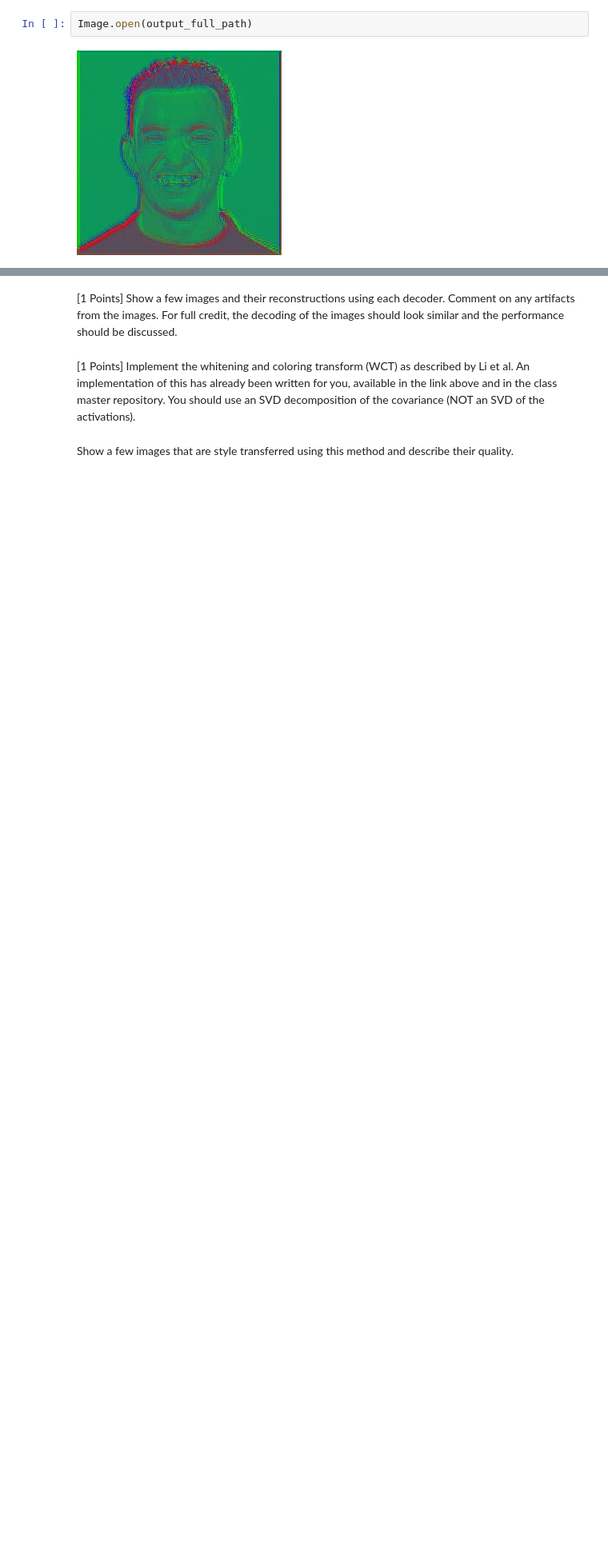
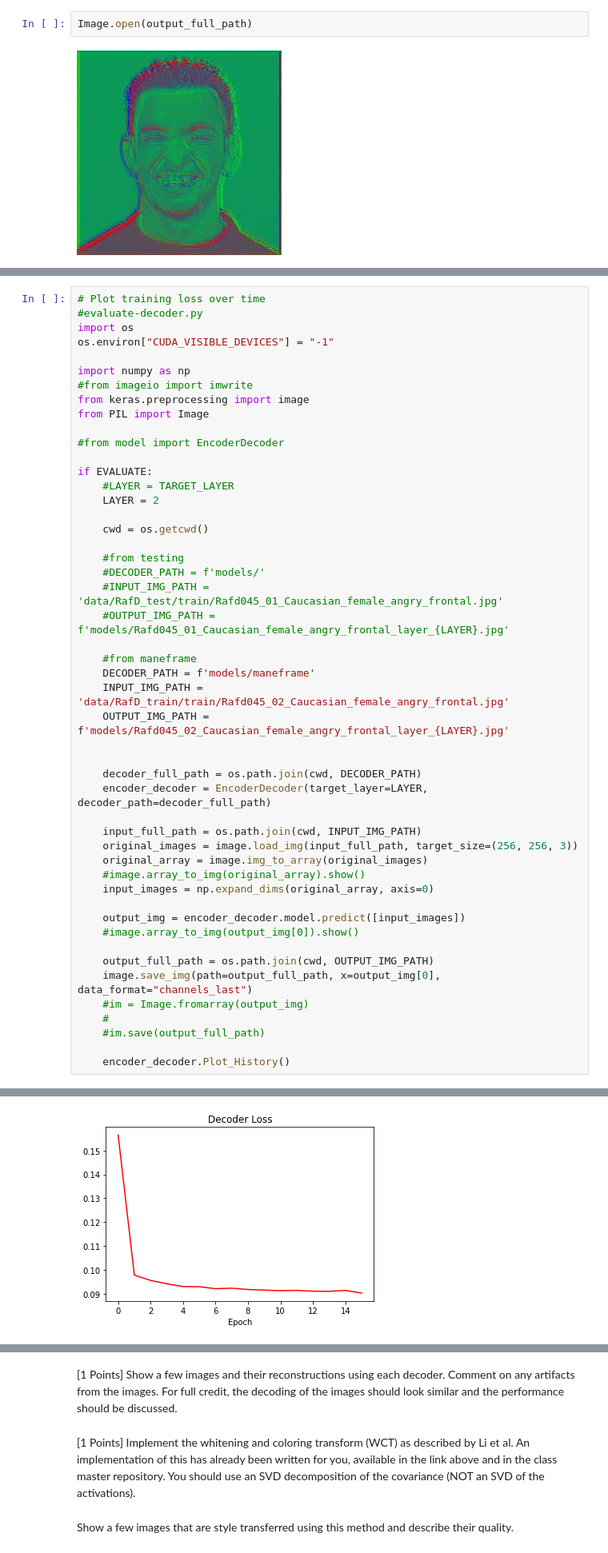
Before and after one commit to LJK150030/ML_NN, a Jupyter notebook: Lab3/Lab3.ipynb, the cells around one changed output, grey strips where cells are left out. Shown at 80% size. Saved outputs shown, nothing was run; the diff lists cells and outputs as text; blank space fills up the shorter version.

Commit message:
Layer 2 with 16 epochs on maneframe

```diff
--- a/Lab3/Lab3.ipynb
+++ b/Lab3/Lab3.ipynb
@@ -652,0 +655,50 @@ Image.open(output_full_path)
+# %%
+# Plot training loss over time
+#evaluate-decoder.py
+import os
+os.environ["CUDA_VISIBLE_DEVICES"] = "-1"
+
+import numpy as np
+#from imageio import imwrite
+from keras.preprocessing import image
+from PIL import Image
+
+#from model import EncoderDecoder
+
+if EVALUATE:
+    #LAYER = TARGET_LAYER
+    LAYER = 2
+
+    cwd = os.getcwd()
+
+    #from testing
+    #DECODER_PATH = f'models/'
+    #INPUT_IMG_PATH = 'data/RafD_test/train/Rafd045_01_Caucasian_female_angry_frontal.jpg'
+    #OUTPUT_IMG_PATH = f'models/Rafd045_01_Caucasian_female_angry_frontal_layer_{LAYER}.jpg'
+
+    #from maneframe
+    DECODER_PATH = f'models/maneframe'
+    INPUT_IMG_PATH = 'data/RafD_train/train/Rafd045_02_Caucasian_female_angry_frontal.jpg'
+    OUTPUT_IMG_PATH = f'models/Rafd045_02_Caucasian_female_angry_frontal_layer_{LAYER}.jpg'
+
+
+    decoder_full_path = os.path.join(cwd, DECODER_PATH)
+    encoder_decoder = EncoderDecoder(target_layer=LAYER, decoder_path=decoder_full_path)
+
+    input_full_path = os.path.join(cwd, INPUT_IMG_PATH)
+    original_images = image.load_img(input_full_path, target_size=(256, 256, 3))
+    original_array = image.img_to_array(original_images)
+    #image.array_to_img(original_array).show()
+    input_images = np.expand_dims(original_array, axis=0)
+
+    output_img = encoder_decoder.model.predict([input_images])
+    #image.array_to_img(output_img[0]).show()
+
+    output_full_path = os.path.join(cwd, OUTPUT_IMG_PATH)
+    image.save_img(path=output_full_path, x=output_img[0], data_format="channels_last")
+    #im = Image.fromarray(output_img)
+    #
+    #im.save(output_full_path)
+
+    encoder_decoder.Plot_History()
+# %% [output]
@@ -652,0 +724 @@ Image.open(output_full_path)
+[figure, added]
```
Also changed, not shown: parts of 7 cells of this notebook.
